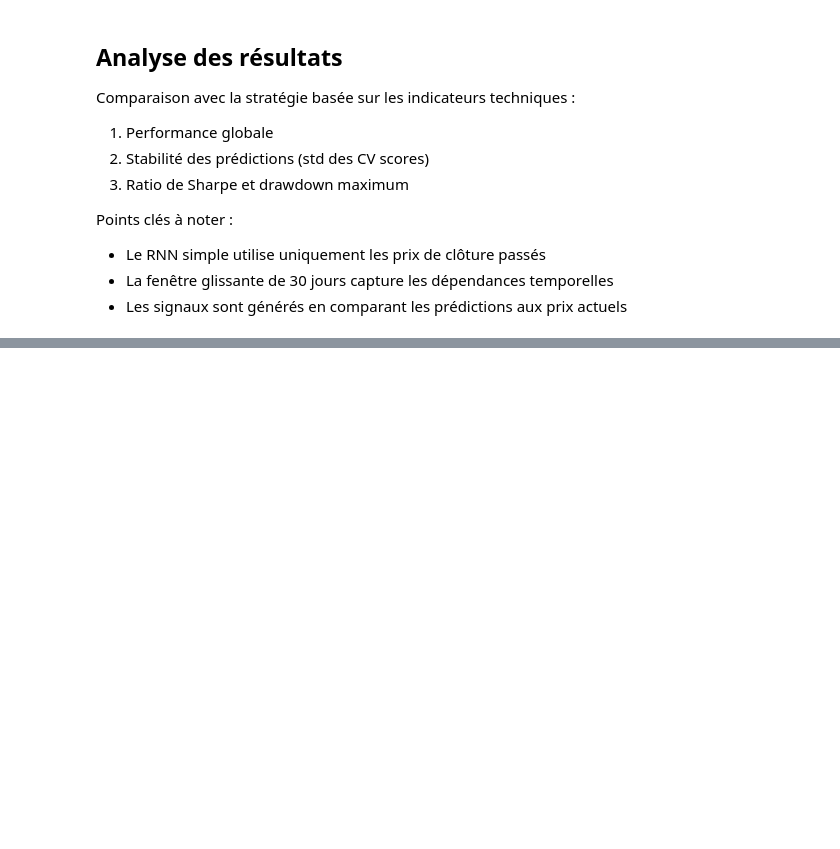
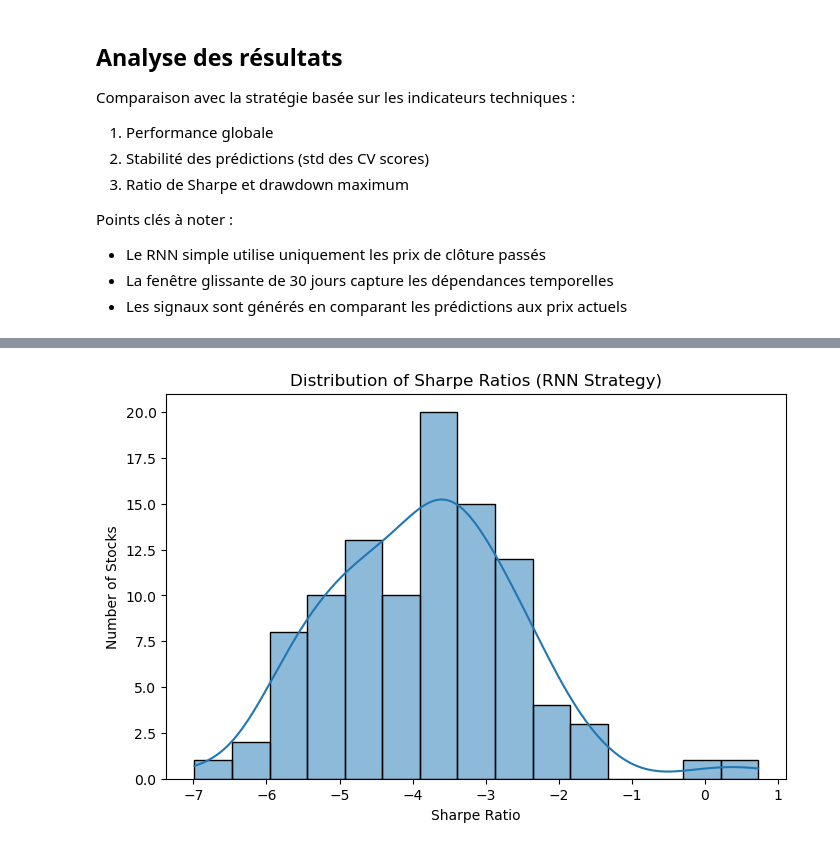
Before and after one commit to gpelleri/AMP_Algorithmic_Trading, a Jupyter notebook: notebooks/Strategy 5 - Simple RNN.ipynb, the cells around one changed output, grey strips where cells are left out. Saved outputs shown, nothing was run; the diff lists cells and outputs as text; code cells hidden in the pictures; blank space fills up the shorter version.

```diff
--- a/notebooks/Strategy 5 - Simple RNN.ipynb
+++ b/notebooks/Strategy 5 - Simple RNN.ipynb
@@ -111,0 +115,21 @@ Points clés à noter :
+# %%
+in_sample_end = '2015-12-11'
+out_sample_start = '2015-12-12'
+out_sample_end = '2019-12-25'
+
+tickers = [
+    "AAPL", "ABT", "ADI", "ADM", "ADP", "ADSK", "AEE", "AEP", "AJG", "AKAM",
+    "ALB", "AMAT", "AMD", "AME", "AMGN", "AMT", "AMZN", "AON", "AOS", "APA",
+    "APD", "APH", "ARE", "AVB", "AVY", "AXP", "AZO", "BA", "BAC", "BAX",
+    "BBY", "BDX", "BEN", "BIIB", "BK", "BLK", "BMY", "BSX", "BXP", "C",
+    "CAG", "CAH", "CAT", "CB", "CCI", "CDNS", "CHD", "CHRW", "CINF", "CL",
+    "CLX", "CMI", "CNP", "COO", "COP", "COST", "CPB", "CPRT", "CSCO", "CTAS",
+    "CTSH", "D", "DE", "DGX", "DHI", "DIS", "DLTR", "DOV", "DRI", "DTE",
+    "DVA", "EA", "EBAY", "ECL", "ED", "EFX", "EIX", "EL", "EMN", "EMR",
+    "EOG", "EQR", "ES", "ESS", "F", "FAST", "FCX", "FDX", "FE", "FFIV",
+    "FITB", "FRT", "GD", "GE", "GILD", "GIS", "GPC", "GWW", "HAL", "HAS"
+]
+
+initial_cash = 100000
+performance_summary = []
+portfolio_series_list = []
@@ -111,0 +187,12 @@ Points clés à noter :
+# %%
+# Create DataFrame
+perf_df = pd.DataFrame(performance_summary)
+
+# Summary statistics
+print("\n=== Summary Statistics ===")
+print(perf_df.describe().round(4))
+
+# Mean values
+mean_metrics = perf_df[['Return', 'Sharpe Ratio', 'Final Value', 'Max Drawdown']].mean()
+print("\n=== Mean Metrics ===")
+print(mean_metrics.round(4))
@@ -111,0 +217,9 @@ Points clés à noter :
+# %%
+plt.figure(figsize=(8, 5))
+sns.histplot(perf_df['Sharpe Ratio'], kde=True, bins=15)
+plt.title('Distribution of Sharpe Ratios (RNN Strategy)')
+plt.xlabel('Sharpe Ratio')
+plt.ylabel('Number of Stocks')
+plt.show()
+# %% [output]
+[figure, added]
```
Also changed, not shown: parts of 10 cells of this notebook, 6 other files.
